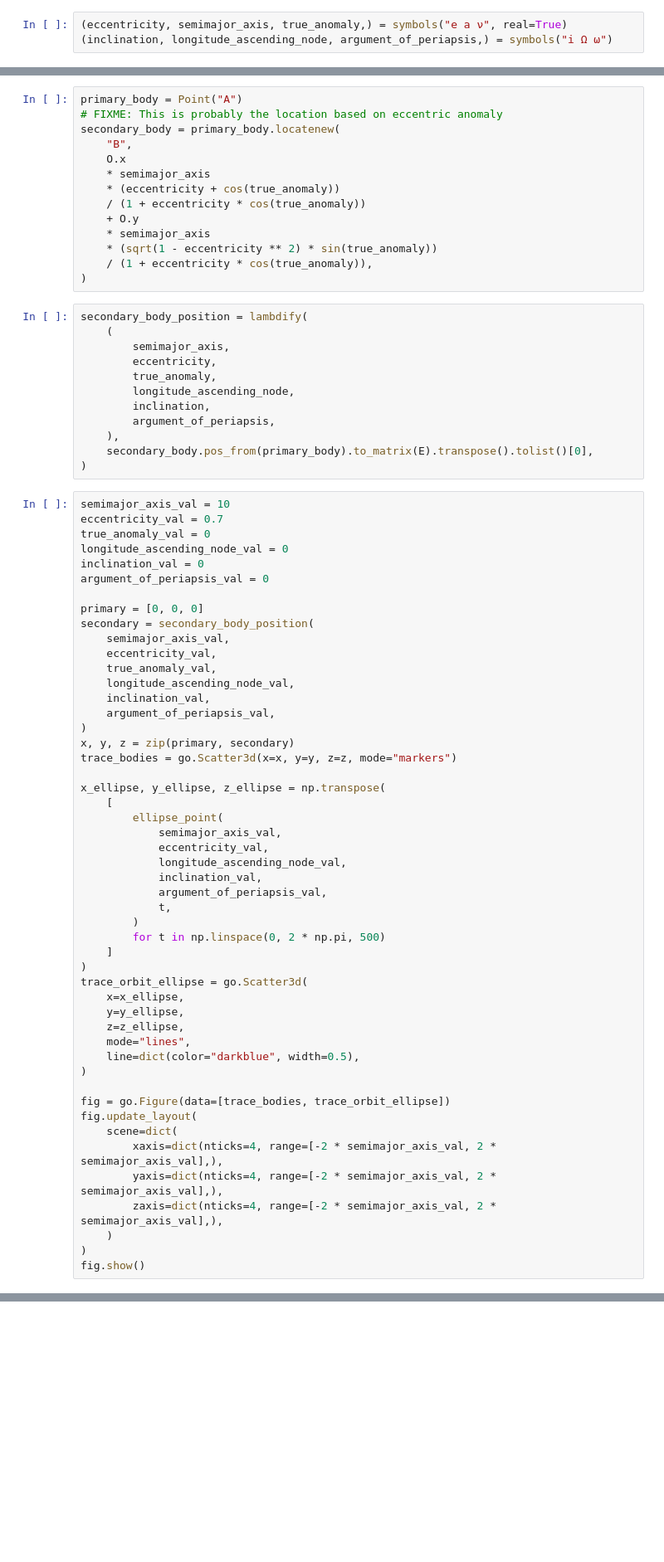
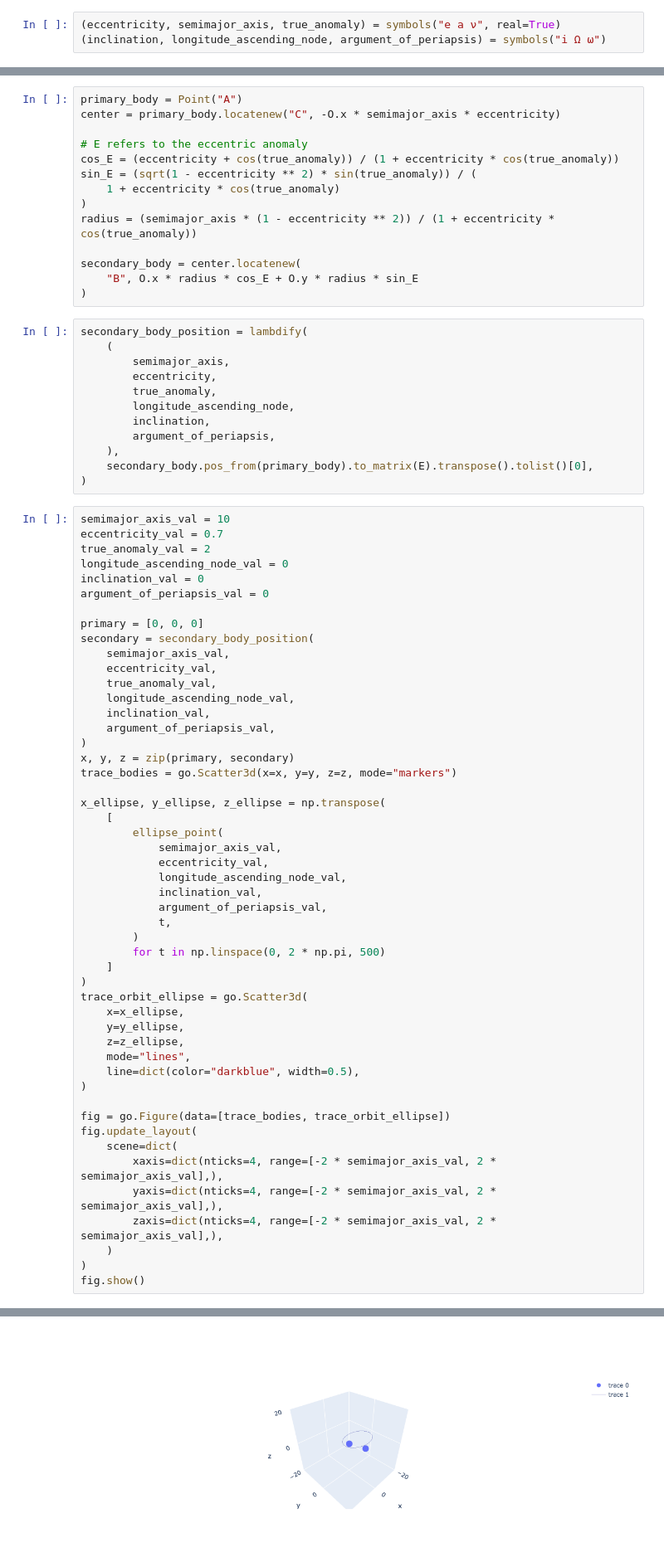
Before and after one commit to RomainEndelin/keplerian_orbits, a Jupyter notebook: jupyter/orbit.ipynb, the cells around one changed output, grey strips where cells are left out. Shown at 83% size. Cells and saved outputs as stored; diff of their text form; blank space fills up the shorter version.

Commit message:
fix: Proper calculation of secondary body's position

```diff
--- a/jupyter/orbit.ipynb
+++ b/jupyter/orbit.ipynb
@@ -7,8 +7,8 @@ from sympy import cos, lambdify, sin, sqrt, symbols
 from sympy.abc import t
 from sympy.physics.vector import Point, ReferenceFrame
 # %%
-(eccentricity, semimajor_axis, true_anomaly,) = symbols("e a ν", real=True)
-(inclination, longitude_ascending_node, argument_of_periapsis,) = symbols("i Ω ω")
+(eccentricity, semimajor_axis, true_anomaly) = symbols("e a ν", real=True)
+(inclination, longitude_ascending_node, argument_of_periapsis) = symbols("i Ω ω")
 # %%
 E = ReferenceFrame("E")  # Equatorial Frame
 O = ReferenceFrame("O")  # Orbital Frame
@@ -37,18 +37,18 @@ ellipse_point = lambdify(
 )
 # %%
 primary_body = Point("A")
-# FIXME: This is probably the location based on eccentric anomaly
-secondary_body = primary_body.locatenew(
-    "B",
-    O.x
-    * semimajor_axis
-    * (eccentricity + cos(true_anomaly))
-    / (1 + eccentricity * cos(true_anomaly))
-    + O.y
-    * semimajor_axis
-    * (sqrt(1 - eccentricity ** 2) * sin(true_anomaly))
-    / (1 + eccentricity * cos(true_anomaly)),
+center = primary_body.locatenew("C", -O.x * semimajor_axis * eccentricity)
+
+# E refers to the eccentric anomaly
+cos_E = (eccentricity + cos(true_anomaly)) / (1 + eccentricity * cos(true_anomaly))
+sin_E = (sqrt(1 - eccentricity ** 2) * sin(true_anomaly)) / (
+    1 + eccentricity * cos(true_anomaly)
 )
+radius = (semimajor_axis * (1 - eccentricity ** 2)) / (1 + eccentricity * cos(true_anomaly))
+
+secondary_body = center.locatenew(
+    "B", O.x * radius * cos_E + O.y * radius * sin_E
+)
 # %%
 secondary_body_position = lambdify(
     (
@@ -64,7 +64,7 @@ secondary_body_position = lambdify(
 # %%
 semimajor_axis_val = 10
 eccentricity_val = 0.7
-true_anomaly_val = 0
+true_anomaly_val = 2
 longitude_ascending_node_val = 0
 inclination_val = 0
 argument_of_periapsis_val = 0
@@ -115,0 +115 @@ fig.show()
+[figure, added]
```
Also changed, not shown: parts of 1 cell of this notebook.
